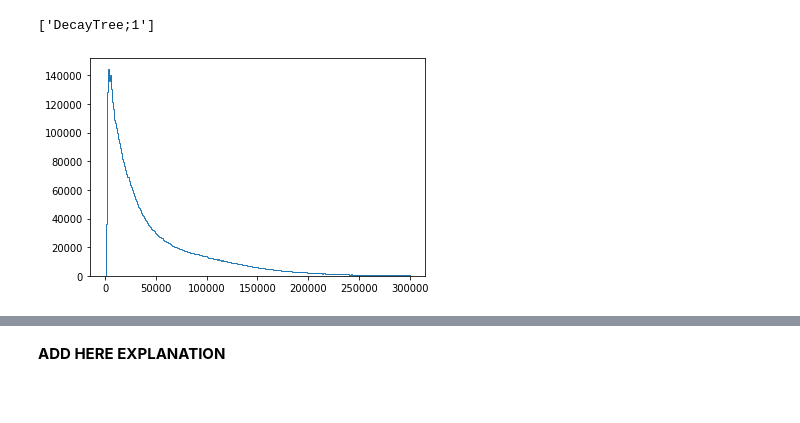
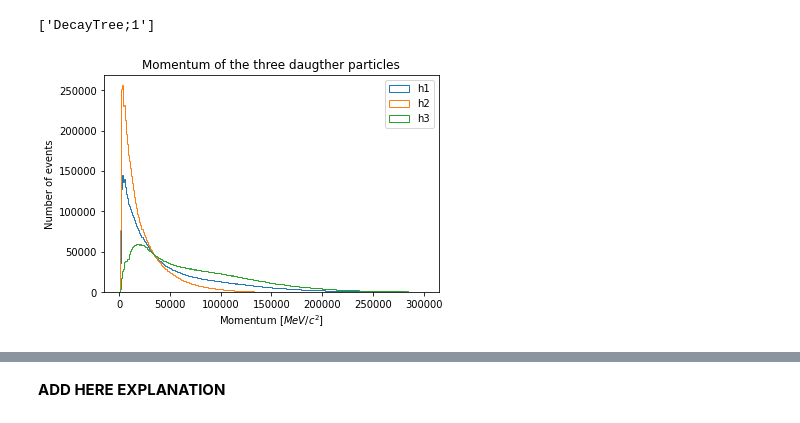
Before and after one commit to tsiligardi/PRA3024-Analysis-of-big-data-in-physics, a Jupyter notebook: LHCb_no_root.ipynb, the cells around one changed output, grey strips where cells are left out. Cells and saved outputs as stored; diff of their text form; code cells hidden in the pictures.

```diff
--- a/LHCb_no_root.ipynb
+++ b/LHCb_no_root.ipynb
@@ -23,27 +23,35 @@ f.keys()
 from numpy import *
 import matplotlib
 import matplotlib.pyplot as plt
-
+tree=f["DecayTree"].arrays(library="np")
 class Daughter:
-  def __init__(self, name):
-    self.PX=f["DecayTree/{}_PX".format(name)].array(library="np")
-    self.PY=f["DecayTree/{}_PY".format(name)].array(library="np")
-    self.PZ=f["DecayTree/{}_PZ".format(name)].array(library="np")
+  def __init__(self, tree, name):
+    self.PX=tree["{}_PX".format(name)]
+    self.PY=tree["{}_PY".format(name)]
+    self.PZ=tree["{}_PZ".format(name)]
     self.PTOT=sqrt(square(self.PX)+square(self.PY)+square(self.PZ))#total momentum of the daughter particle
-    self.ProbK=f["DecayTree/{}_ProbK".format(name)].array(library="np")
-    self.ProbPi=f["DecayTree/{}_ProbPi".format(name)].array(library="np")
+    self.ProbK=tree["{}_ProbK".format(name)]
+    self.ProbPi=tree["{}_ProbPi".format(name)]
 
   def getTotalEnergy(self, mass):
     return  sqrt(square(self.PTOT)+mass**2)#total energy of the particle
 
 #creating the istances for the three daughter particles
-H1=Daughter('H1')
-H2=Daughter('H2')
-H3=Daughter('H3')
-#plotting the hystogram
-plt.hist(H1.PTOT,300,(0,300000),histtype='step'); #the semicolon avoid printing the all array
+H1=Daughter(tree,'H1')
+H2=Daughter(tree,'H2')
+H3=Daughter(tree,'H3')
-# %% [output]
-[figure, removed]
+# %%
+#plotting the hystogram
+plt.hist(H1.PTOT,300,(0,300000),histtype='step',label='h1');
+plt.hist(H2.PTOT,300,(0,300000),histtype='step',label='h2');
+plt.hist(H3.PTOT,300,(0,300000),histtype='step',label='h3');  #the semicolon avoid printing the all array
+
+plt.legend(loc='upper right');
+plt.title("Momentum of the three daugther particles");
+plt.xlabel('Momentum [$MeV/c^2$]');
+plt.ylabel('Number of events');
+# %% [output]
+[figure, added]
 # %%
 #Calculating the total momentum of the mother
 mother_ptot=sqrt(square(H1.PX+H2.PX+H3.PX)+square(H1.PY+H2.PY+H3.PY)+square(H1.PZ+H2.PZ+H3.PZ))
```
Also changed, not shown: parts of 10 cells of this notebook.
